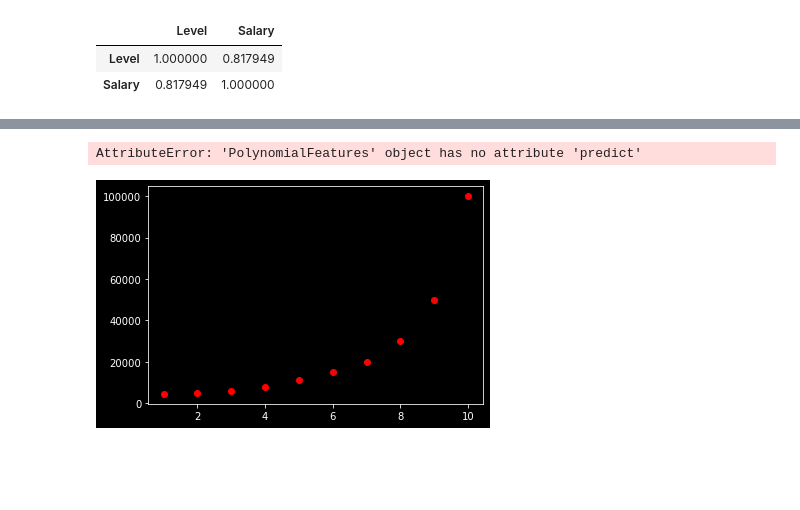
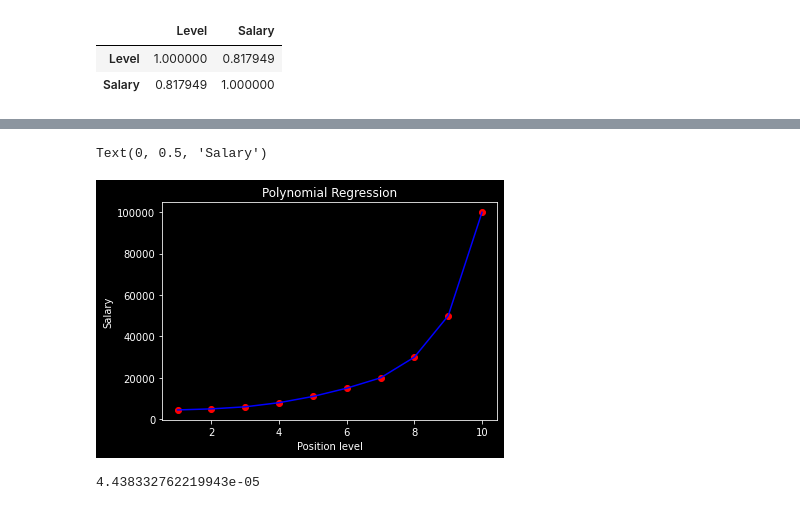
Before and after one commit to debjitpal5040/ML_Algorithms, a Jupyter notebook: Machine Learning/Supervised Learning/Regression/Polynomial Regression/Polynomial Regression.ipynb, the cells around one changed output, grey strips where cells are left out. Saved outputs shown, nothing was run; the diff lists cells and outputs as text; code cells hidden in the pictures; blank space fills up the shorter version.

```diff
--- a/Machine Learning/Supervised Learning/Regression/Polynomial Regression/Polynomial Regression.ipynb
+++ b/Machine Learning/Supervised Learning/Regression/Polynomial Regression/Polynomial Regression.ipynb
@@ -74,5 +75,6 @@ X_train, X_test, y_train, y_test = train_test_split(X, y, test_size=0.2, random_
 # %%
 poly_reg = PolynomialFeatures(degree=4)
-poly_reg.fit(X_train, y_train)
-y_pred = poly_reg.predict(X_test)
+x_poly= poly_reg.fit_transform(X)
+lin_reg= LinearRegression()
+lin_reg.fit(x_poly, y)
 # %% [output]
@@ -79,0 +82,9 @@ AttributeError: 'PolynomialFeatures' object has no attribute 'predict'
+# %%
+rmse=[]
+for i in range(1, 11):
+    poly_reg = PolynomialFeatures(degree=i)
+    x_poly= poly_reg.fit_transform(X)
+    lin_reg= LinearRegression()
+    lin_reg.fit(x_poly, y)
+    y_pred= lin_reg.predict(x_poly)
+    rmse.append(np.sqrt(mean_squared_error(y, y_pred)))
@@ -80,10 +101,13 @@ AttributeError: 'PolynomialFeatures' object has no attribute 'predict'
 # %%
 plt.scatter(X, y, color='red')
-plt.plot(X, poly_reg.predict(poly_reg.fit_transform(X)), color='blue')
-plt.title('Truth or Bluff (Linear Regression)')
+plt.plot(X, lin_reg.predict(poly_reg.fit_transform(X)), color='blue')
+plt.title('Polynomial Regression')
 plt.xlabel('Position level')
 plt.ylabel('Salary')
-plt.show()
 # %% [output]
-AttributeError: 'PolynomialFeatures' object has no attribute 'predict'
+Text(0, 0.5, 'Salary')
-[figure, old version]
+[figure, new version]
+# %%
+print(mean_absolute_error(y, lin_reg.predict(poly_reg.fit_transform(X))))
+# %% [output]
+4.438332762219943e-05
```
Also changed, not shown: parts of 5 cells of this notebook.
